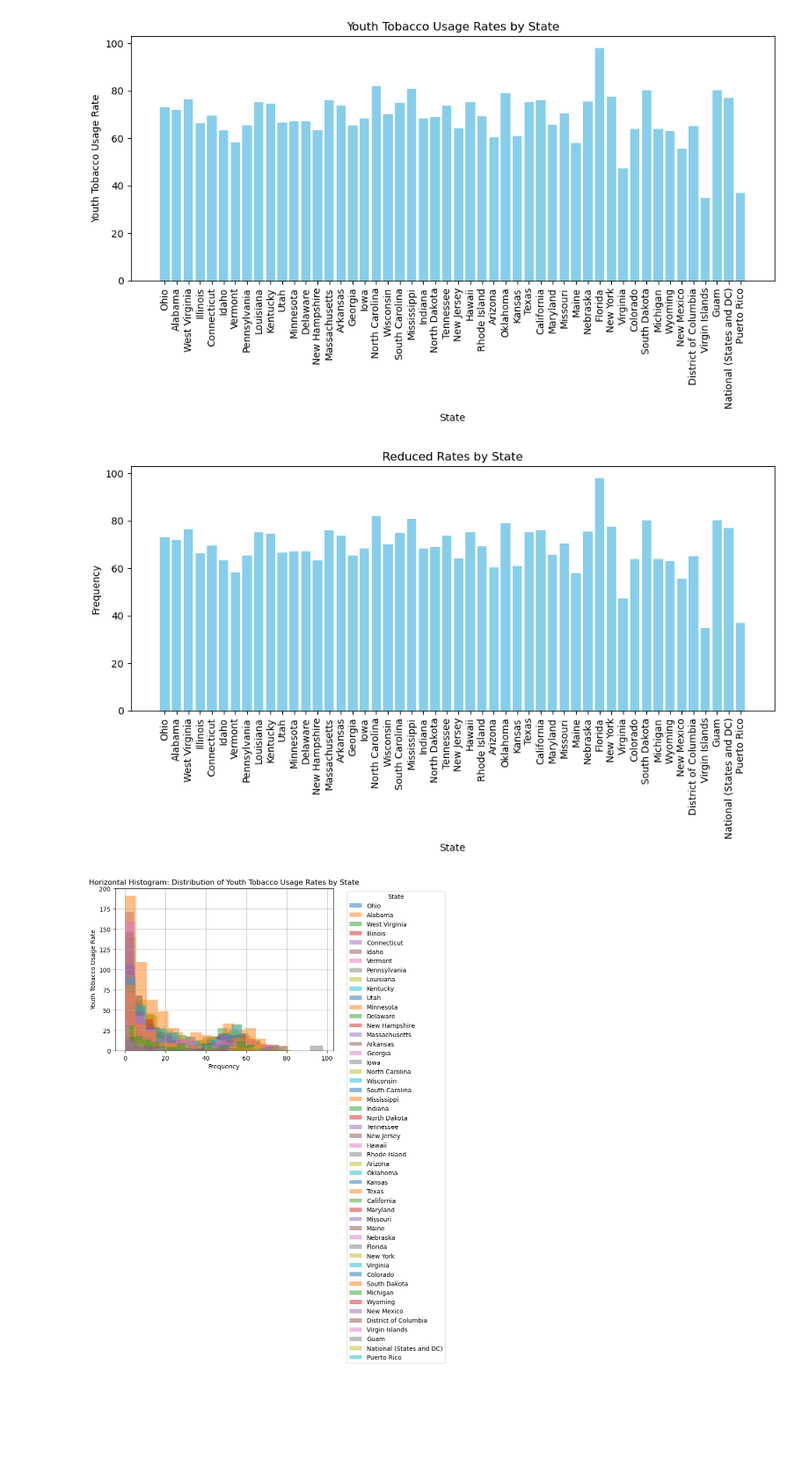
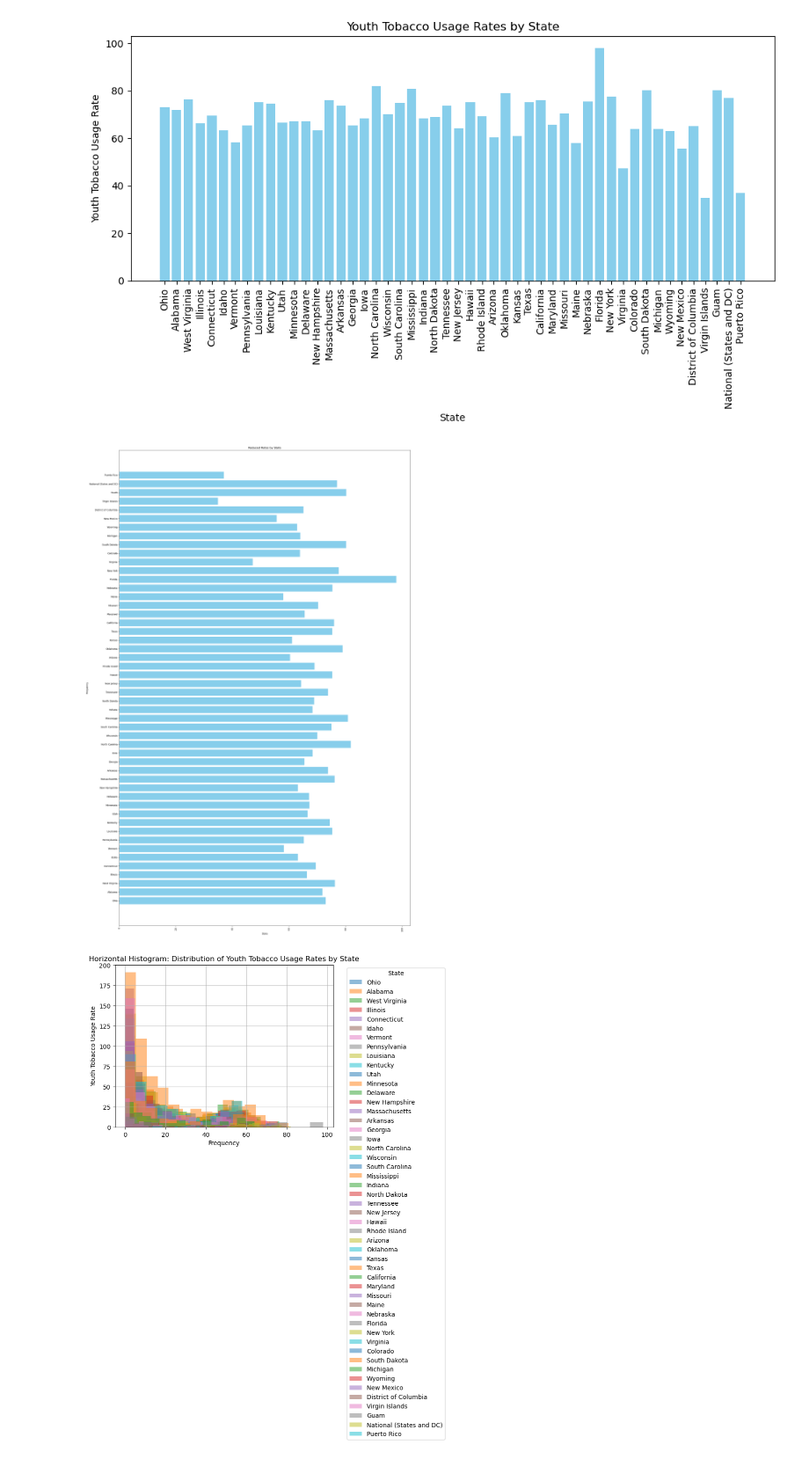
Before and after one commit to Lovelourdie/Project1_DataViz, a Jupyter notebook: clean_data.ipynb, the cells around one changed output. Shown: that part at 88% size. Drawn from its saved outputs; the diff is of its cells as text; code cells hidden in the pictures; blank space fills up the shorter version.

Commit message:
fix some of the visuals

```diff
--- a/clean_data.ipynb
+++ b/clean_data.ipynb
@@ -254,16 +254,16 @@ plt.show()
 # %% [output]
 [figure]
 # %%
-plt.figure(figsize=(10, 6))
-plt.bar(subset_df['LocationDesc'], subset_df['Data_Value'], color='skyblue')
+plt.figure(figsize=(20, 30))
+plt.barh(subset_df['LocationDesc'], subset_df['Data_Value'], color='skyblue')
 plt.xlabel('State')
 plt.ylabel('Frequency')
 plt.title('Reduced Rates by State')
 plt.xticks(rotation=90)  # Rotate state names for better visibility
 plt.tight_layout()
 plt.show()
 # %% [output]
-[figure, old version]
+[figure, new version]
 # %%
 for state in subset_df['LocationDesc'].unique():
     state_data = subset_df[subset_df['LocationDesc'] == state]['Data_Value']
```
